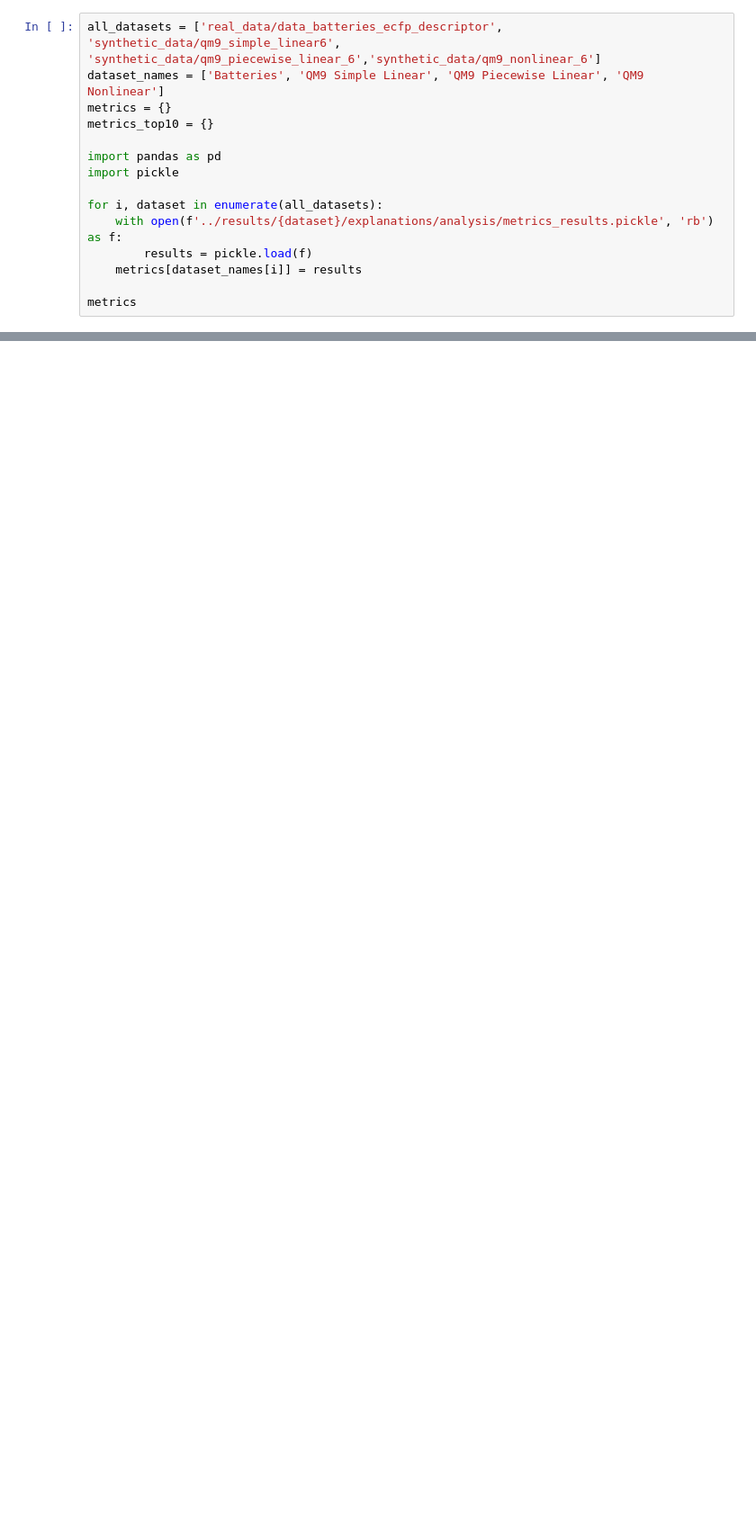
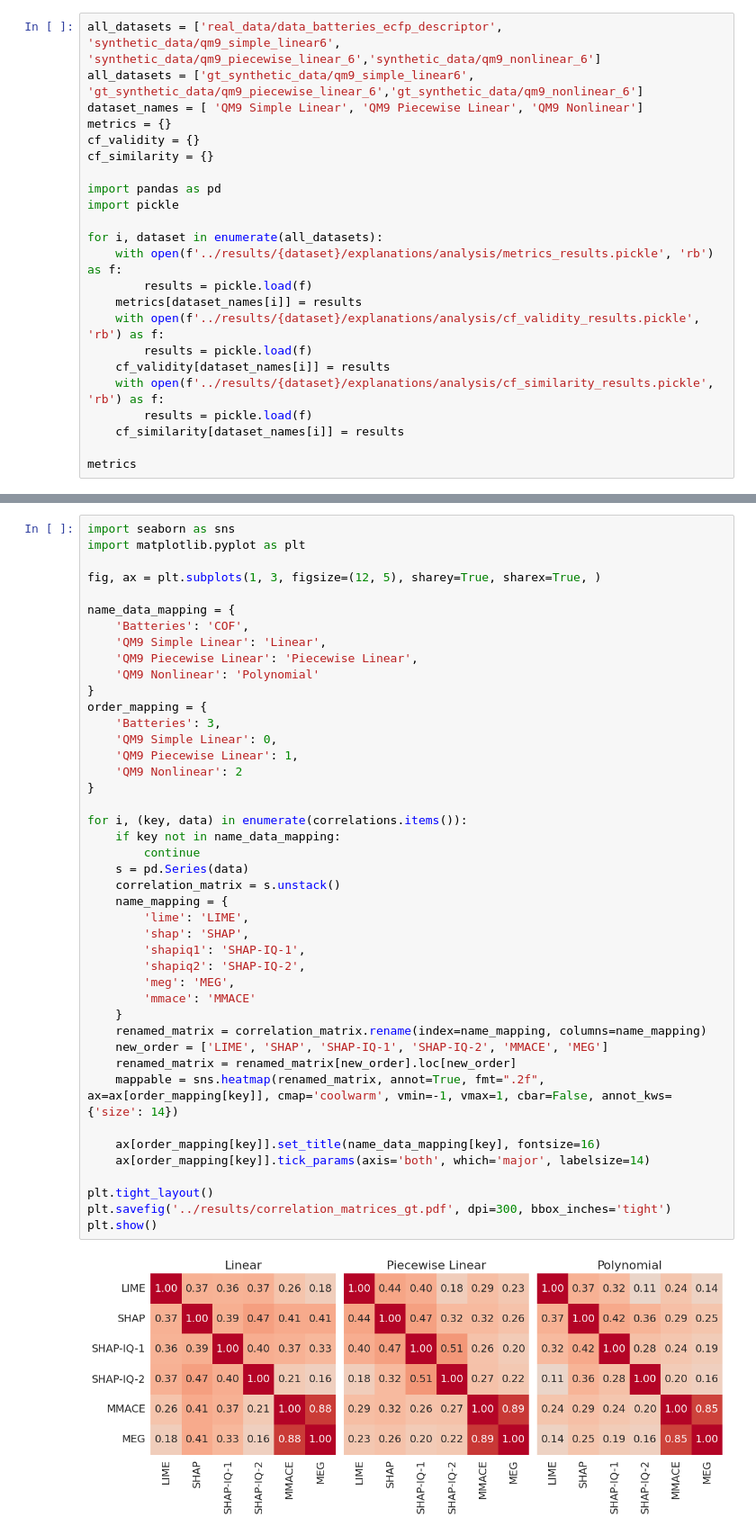
Before and after one commit to JNeubau/XAI-ChemBenchmark, a Jupyter notebook: notebooks/final_results.ipynb, the cells around one changed output, grey strips where cells are left out. Shown at 90% size. Cells and saved outputs as stored; diff of their text form; blank space fills up the shorter version.

Commit message:
add results processing

```diff
--- a/notebooks/final_results.ipynb
+++ b/notebooks/final_results.ipynb
@@ -1,8 +1,10 @@
 # %%
 all_datasets = ['real_data/data_batteries_ecfp_descriptor', 'synthetic_data/qm9_simple_linear6', 'synthetic_data/qm9_piecewise_linear_6','synthetic_data/qm9_nonlinear_6']
-dataset_names = ['Batteries', 'QM9 Simple Linear', 'QM9 Piecewise Linear', 'QM9 Nonlinear']
+all_datasets = ['gt_synthetic_data/qm9_simple_linear6', 'gt_synthetic_data/qm9_piecewise_linear_6','gt_synthetic_data/qm9_nonlinear_6']
+dataset_names = [ 'QM9 Simple Linear', 'QM9 Piecewise Linear', 'QM9 Nonlinear']
 metrics = {}
-metrics_top10 = {}
+cf_validity = {}
+cf_similarity = {}
 
 import pandas as pd
 import pickle
@@ -11,6 +13,12 @@ for i, dataset in enumerate(all_datasets):
     with open(f'../results/{dataset}/explanations/analysis/metrics_results.pickle', 'rb') as f:
         results = pickle.load(f)
     metrics[dataset_names[i]] = results
+    with open(f'../results/{dataset}/explanations/analysis/cf_validity_results.pickle', 'rb') as f:
+        results = pickle.load(f)
+    cf_validity[dataset_names[i]] = results
+    with open(f'../results/{dataset}/explanations/analysis/cf_similarity_results.pickle', 'rb') as f:
+        results = pickle.load(f)
+    cf_similarity[dataset_names[i]] = results
 
 metrics
 # %% [output]
@@ -172,0 +410,45 @@ metrics_top10_dataframe.to_latex()
+# %%
+import seaborn as sns
+import matplotlib.pyplot as plt
+
+fig, ax = plt.subplots(1, 3, figsize=(12, 5), sharey=True, sharex=True, )
+
+name_data_mapping = {
+    'Batteries': 'COF',
+    'QM9 Simple Linear': 'Linear',
+    'QM9 Piecewise Linear': 'Piecewise Linear',
+    'QM9 Nonlinear': 'Polynomial'
+}
+order_mapping = {
+    'Batteries': 3,
+    'QM9 Simple Linear': 0,
+    'QM9 Piecewise Linear': 1,
+    'QM9 Nonlinear': 2
+}
+
+for i, (key, data) in enumerate(correlations.items()):
+    if key not in name_data_mapping:
+        continue
+    s = pd.Series(data)
+    correlation_matrix = s.unstack()
+    name_mapping = {
+        'lime': 'LIME',
+        'shap': 'SHAP',
+        'shapiq1': 'SHAP-IQ-1',
+        'shapiq2': 'SHAP-IQ-2',
+        'meg': 'MEG',
+        'mmace': 'MMACE'
+    }
+    renamed_matrix = correlation_matrix.rename(index=name_mapping, columns=name_mapping)
+    new_order = ['LIME', 'SHAP', 'SHAP-IQ-1', 'SHAP-IQ-2', 'MMACE', 'MEG']
+    renamed_matrix = renamed_matrix[new_order].loc[new_order]
+    mappable = sns.heatmap(renamed_matrix, annot=True, fmt=".2f", ax=ax[order_mapping[key]], cmap='coolwarm', vmin=-1, vmax=1, cbar=False, annot_kws={'size': 14})
+
+    ax[order_mapping[key]].set_title(name_data_mapping[key], fontsize=16)
+    ax[order_mapping[key]].tick_params(axis='both', which='major', labelsize=14)
+
+plt.tight_layout()
+plt.savefig('../results/correlation_matrices_gt.pdf', dpi=300, bbox_inches='tight')
+plt.show()
+# %% [output]
+[figure, added]
```
Also changed, not shown: parts of 20 cells of this notebook, 12 other files.
